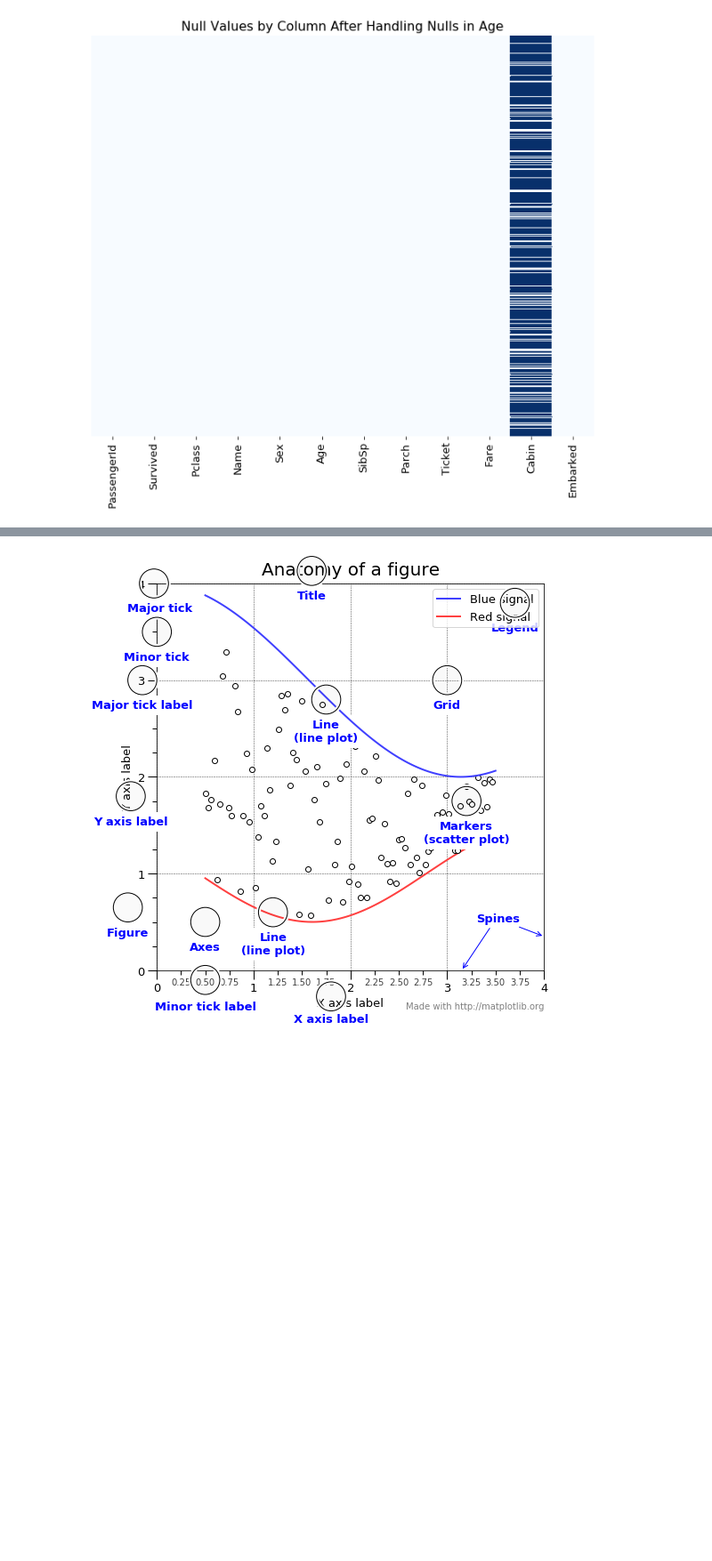
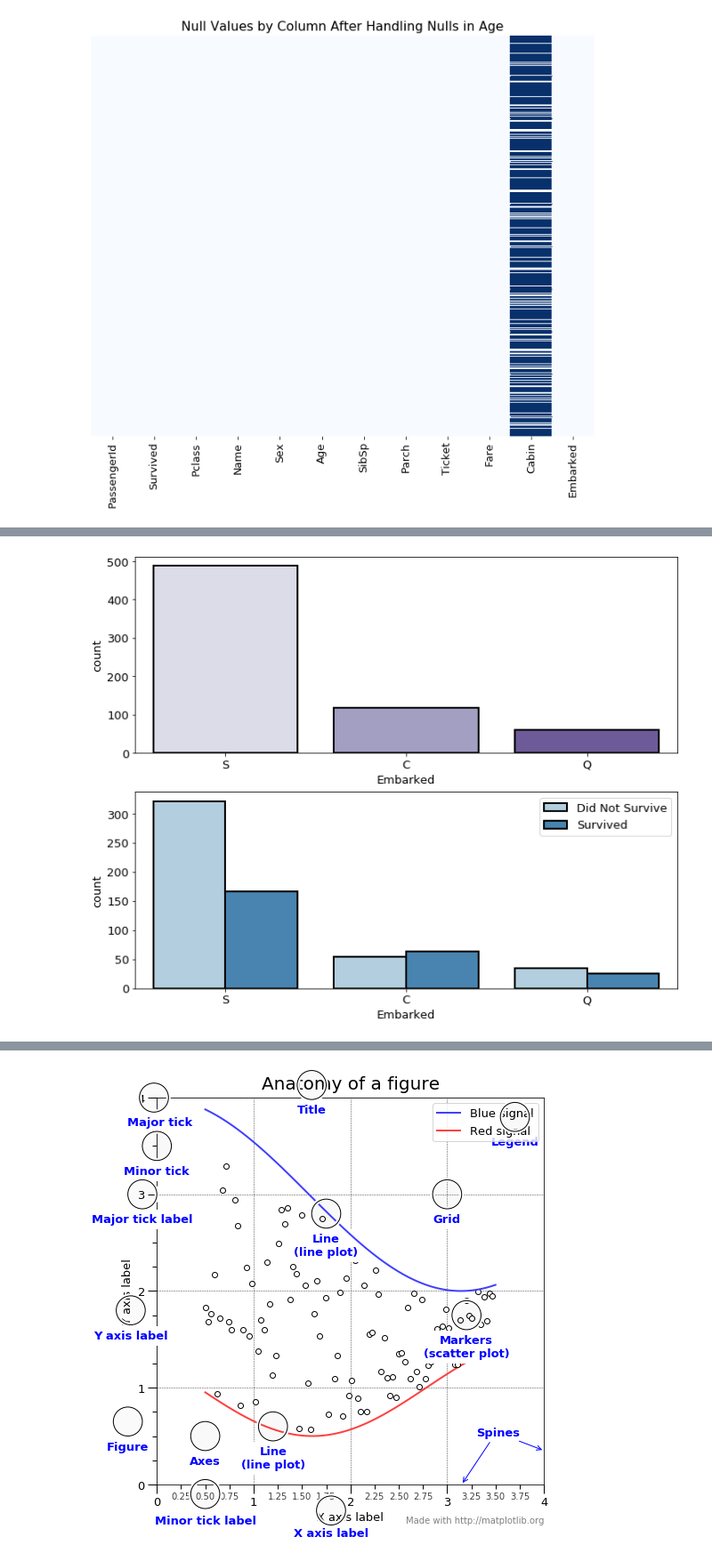
Before and after one commit to faithkane3/ds-methodologies-exercises, a Jupyter notebook: classification/classification_review.ipynb, the cells around one changed output, grey strips where cells are left out. Shown at 89% size. Cells and saved outputs as stored; diff of their text form; code cells hidden in the pictures; blank space fills up the shorter version.

```diff
--- a/classification/classification_review.ipynb
+++ b/classification/classification_review.ipynb
@@ -732,0 +442,14 @@ subplots(nrows, ncols)
+# %%
+plt.subplot(211)
+
+sns.countplot(x = 'Embarked', data=train, palette='Purples', ec='black', linewidth=2)
+
+plt.subplot(212)
+
+sns.countplot(x = 'Embarked', hue = 'Survived', data=train, palette='Blues', ec='black', linewidth=2)
+
+plt.legend(['Did Not Survive', 'Survived'])
+
+plt.show()
+# %% [output]
+[figure, added]
```
Also changed, not shown: parts of 42 cells of this notebook.
